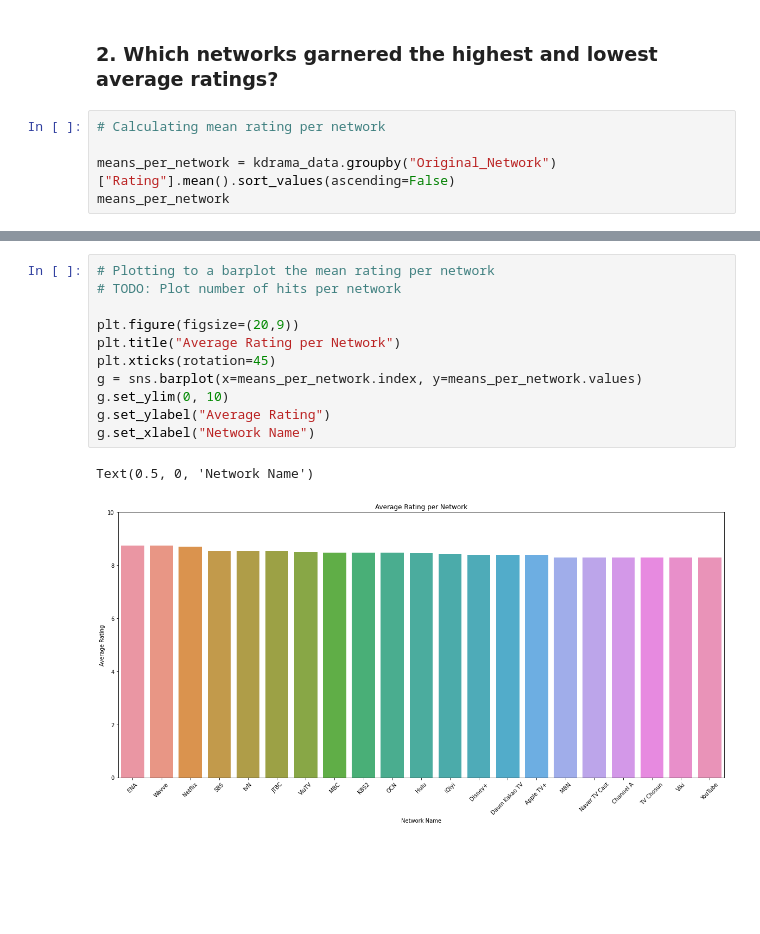
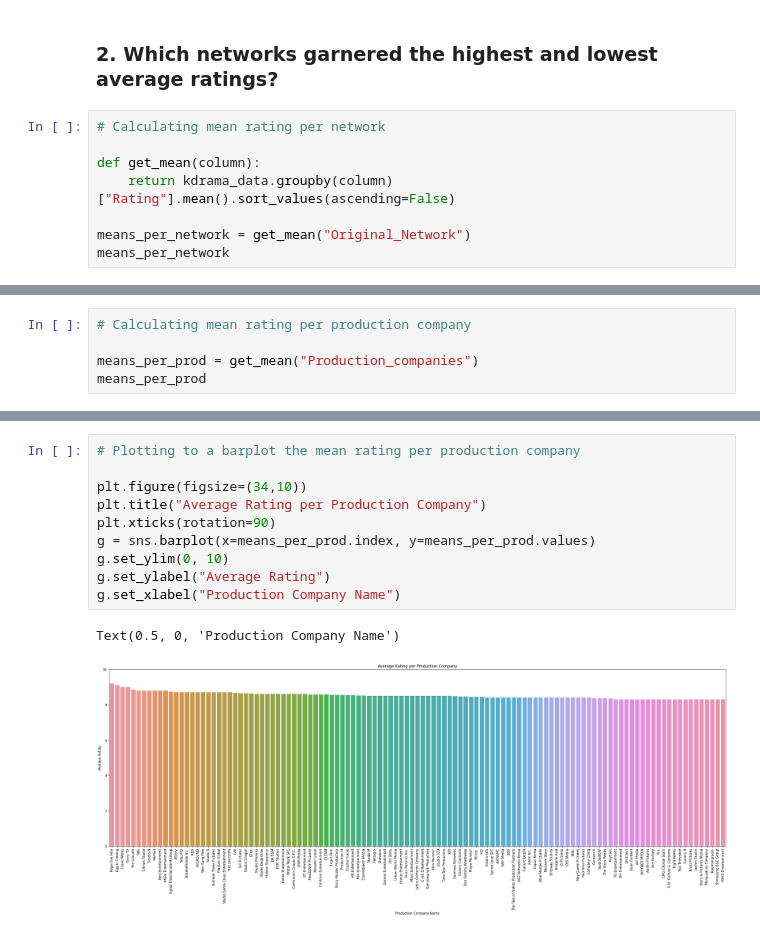
Before and after one commit to blurridge/kdrama-rating-ml, a Jupyter notebook: src/kdrama_rating_ml.ipynb, the cells around one changed output, grey strips where cells are left out. Cells and saved outputs as stored; diff of their text form; blank space fills up the shorter version.

Commit message:
[FEAT] Graphed production company and network hits, and added .gitignore

```diff
--- a/src/kdrama_rating_ml.ipynb
+++ b/src/kdrama_rating_ml.ipynb
@@ -228,7 +228,10 @@ From 2002 - 2023, average K-Drama ratings go up by around 1.04% annually. This i
 # %%
 # Calculating mean rating per network
 
-means_per_network = kdrama_data.groupby("Original_Network")["Rating"].mean().sort_values(ascending=False)
+def get_mean(column):
+    return kdrama_data.groupby(column)["Rating"].mean().sort_values(ascending=False)
+
+means_per_network = get_mean("Original_Network")
 means_per_network
 # %% [output]
 Original_Network
@@ -250,0 +282,5 @@ Name: Rating, dtype: float64
+# %%
+# Calculating mean rating per production company
+
+means_per_prod = get_mean("Production_companies")
+means_per_prod
@@ -251,14 +301,13 @@ Name: Rating, dtype: float64
 # %%
-# Plotting to a barplot the mean rating per network
-# TODO: Plot number of hits per network
+# Plotting to a barplot the mean rating per production company
 
-plt.figure(figsize=(20,9))
-plt.title("Average Rating per Network")
-plt.xticks(rotation=45)
-g = sns.barplot(x=means_per_network.index, y=means_per_network.values)
+plt.figure(figsize=(34,10))
+plt.title("Average Rating per Production Company")
+plt.xticks(rotation=90)
+g = sns.barplot(x=means_per_prod.index, y=means_per_prod.values)
 g.set_ylim(0, 10)
 g.set_ylabel("Average Rating")
-g.set_xlabel("Network Name")
+g.set_xlabel("Production Company Name")
 # %% [output]
-Text(0.5, 0, 'Network Name')
+Text(0.5, 0, 'Production Company Name')
-[figure, old version]
+[figure, new version]
```
Also changed, not shown: parts of 8 cells of this notebook, 1 other file.
